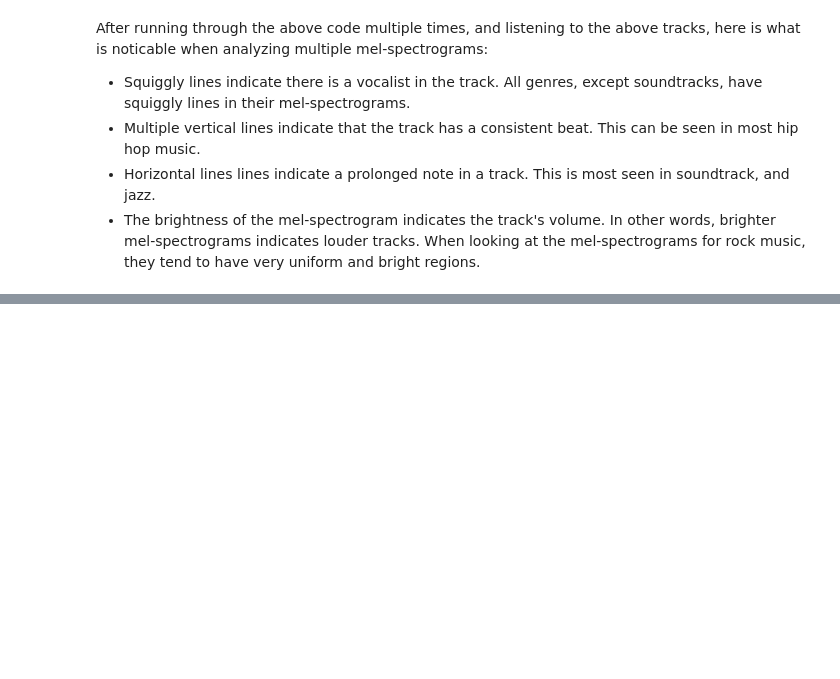
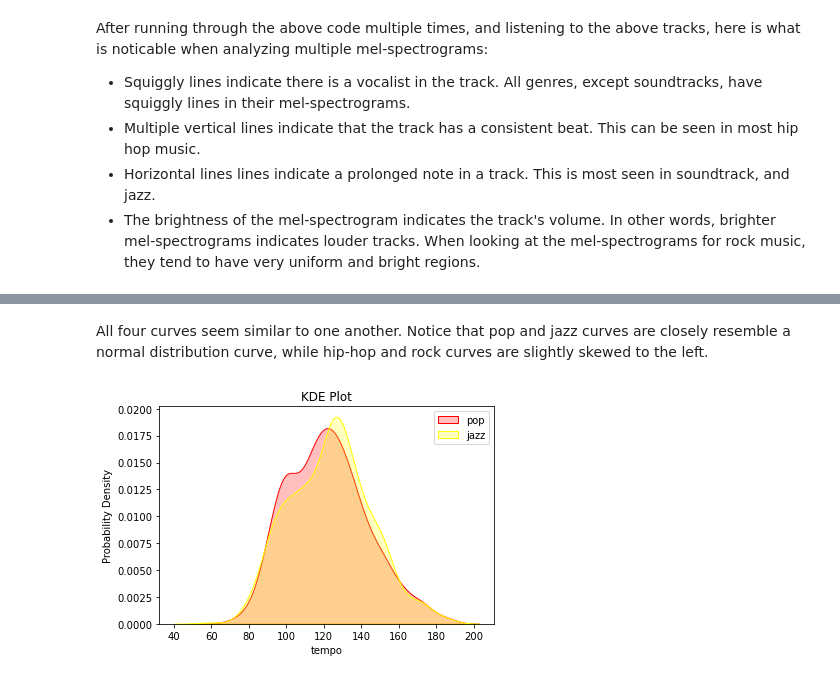
Before and after one commit to xnell90/Music-Genre-Classifier, a Jupyter notebook: data/exploratory_data_analysis.ipynb, the cells around one changed output, grey strips where cells are left out. Cells and saved outputs as stored; diff of their text form; code cells hidden in the pictures; blank space fills up the shorter version.

```diff
--- a/data/exploratory_data_analysis.ipynb
+++ b/data/exploratory_data_analysis.ipynb
@@ -152,0 +211,6 @@ Frequency Domain Features
+# %% [markdown]
+All four curves seem similar to one another. Notice that pop and jazz curves are closely resemble a normal distribution curve, while hip-hop and rock curves are slightly skewed to the left.
+# %%
+plot_kde('tempo', ['pop', 'jazz'], ['red', 'yellow'])
+# %% [output]
+[figure, added]
```
Also changed, not shown: parts of 33 cells of this notebook.
